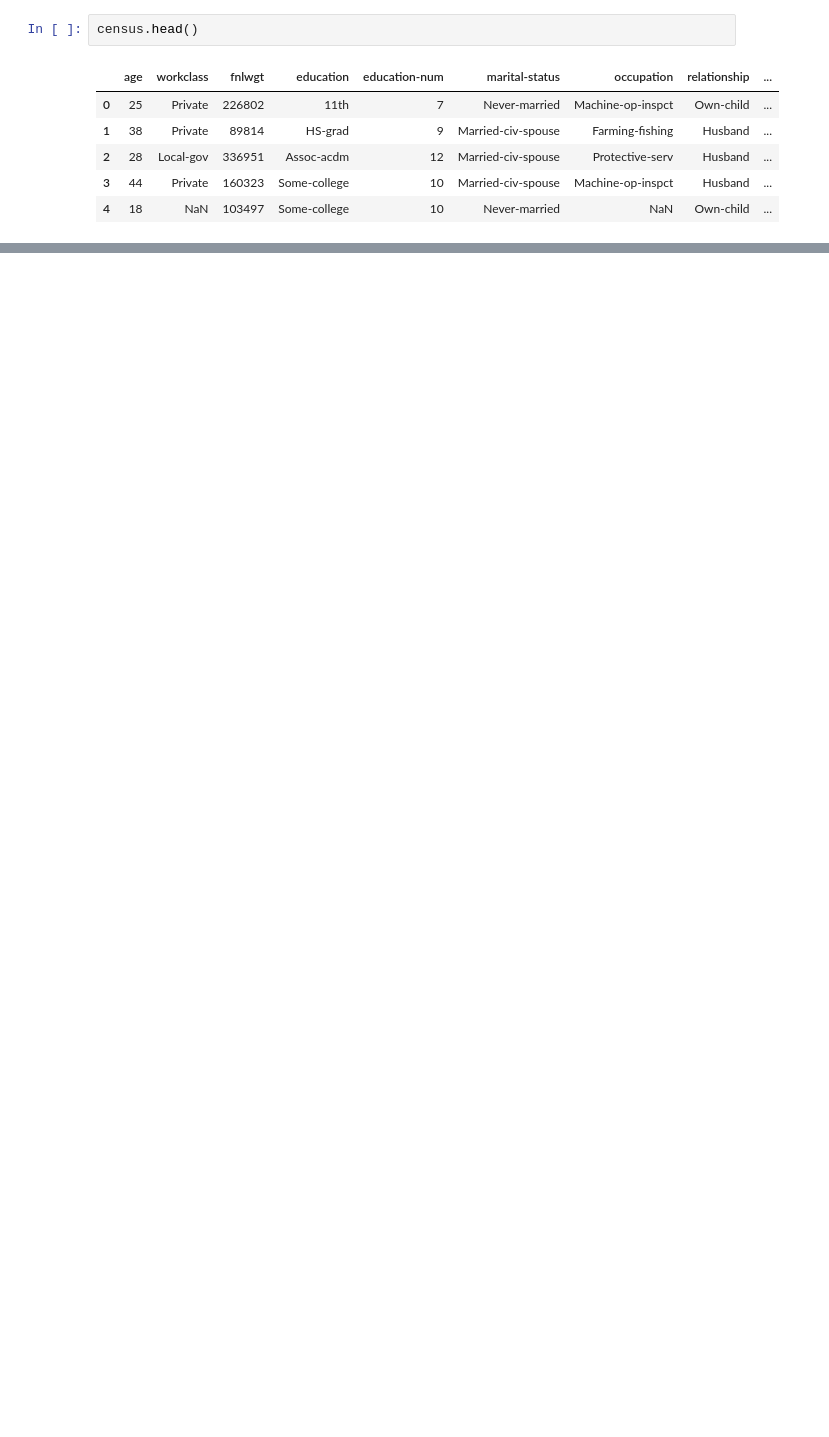
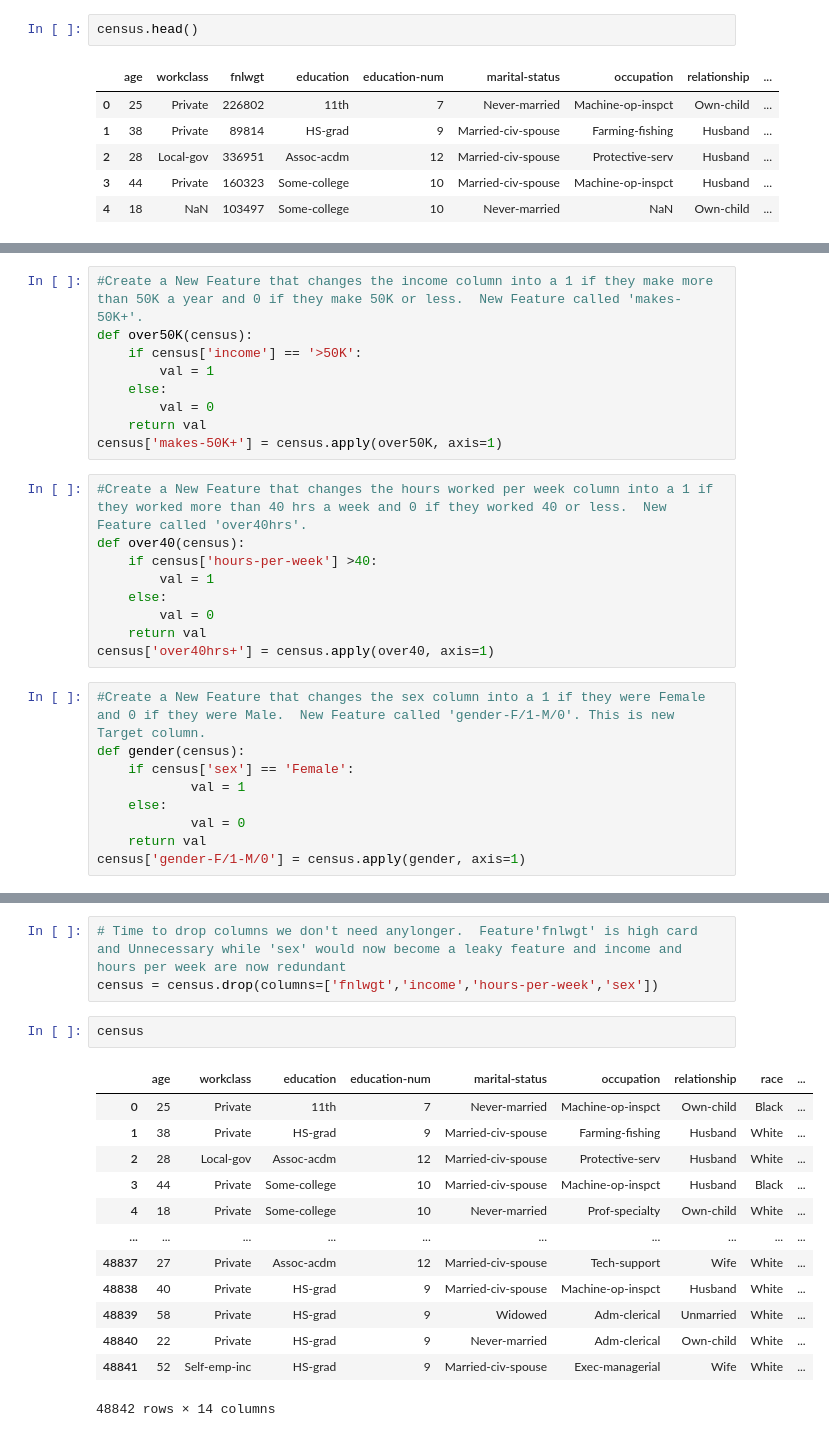
Before and after one commit to VPDeb/DS-Unit-2-Applied-Modeling, a Jupyter notebook: Build Week Project/Debebe U2BW.ipynb, the cells around one changed output, grey strips where cells are left out. Saved outputs shown, nothing was run; the diff lists cells and outputs as text; blank space fills up the shorter version.

Commit message:
Putting the full Build week project together

```diff
--- a/Build Week Project/Debebe U2BW.ipynb
+++ b/Build Week Project/Debebe U2BW.ipynb
@@ -96,0 +222,27 @@ NameError: name 'census' is not defined
+# %%
+#Create a New Feature that changes the income column into a 1 if they make more than 50K a year and 0 if they make 50K or less.  New Feature called 'makes-50K+'.
+def over50K(census):
+    if census['income'] == '>50K':
+        val = 1
+    else:
+        val = 0
+    return val
+census['makes-50K+'] = census.apply(over50K, axis=1)
+# %%
+#Create a New Feature that changes the hours worked per week column into a 1 if they worked more than 40 hrs a week and 0 if they worked 40 or less.  New Feature called 'over40hrs'.
+def over40(census):
+    if census['hours-per-week'] >40:
+        val = 1
+    else:
+        val = 0
+    return val
+census['over40hrs+'] = census.apply(over40, axis=1)
+# %%
+#Create a New Feature that changes the sex column into a 1 if they were Female and 0 if they were Male.  New Feature called 'gender-F/1-M/0'. This is new Target column.
+def gender(census):
+    if census['sex'] == 'Female':
+            val = 1
+    else:
+            val = 0
+    return val
+census['gender-F/1-M/0'] = census.apply(gender, axis=1)
@@ -96,0 +259,19 @@ NameError: name 'census' is not defined
+# %%
+# Time to drop columns we don't need anylonger.  Feature'fnlwgt' is high card and Unnecessary while 'sex' would now become a leaky feature and income and hours per week are now redundant
+census = census.drop(columns=['fnlwgt','income','hours-per-week','sex'])
+# %%
+census
+# %% [output]
+|  | age | workclass | education | education-num | marital-status | occupation | relationship | race | ... |
+| 0 | 25 | Private | 11th | 7 | Never-married | Machine-op-inspct | Own-child | Black | ... |
+| 1 | 38 | Private | HS-grad | 9 | Married-civ-spouse | Farming-fishing | Husband | White | ... |
+| 2 | 28 | Local-gov | Assoc-acdm | 12 | Married-civ-spouse | Protective-serv | Husband | White | ... |
+| 3 | 44 | Private | Some-college | 10 | Married-civ-spouse | Machine-op-inspct | Husband | Black | ... |
+| 4 | 18 | Private | Some-college | 10 | Never-married | Prof-specialty | Own-child | White | ... |
+| ... | ... | ... | ... | ... | ... | ... | ... | ... | ... |
+| 48837 | 27 | Private | Assoc-acdm | 12 | Married-civ-spouse | Tech-support | Wife | White | ... |
+| 48838 | 40 | Private | HS-grad | 9 | Married-civ-spouse | Machine-op-inspct | Husband | White | ... |
+| 48839 | 58 | Private | HS-grad | 9 | Widowed | Adm-clerical | Unmarried | White | ... |
+| 48840 | 22 | Private | HS-grad | 9 | Never-married | Adm-clerical | Own-child | White | ... |
+| 48841 | 52 | Self-emp-inc | HS-grad | 9 | Married-civ-spouse | Exec-managerial | Wife | White | ... |
+48842 rows × 14 columns
```
Also changed, not shown: parts of 47 cells of this notebook, 2 other files.
